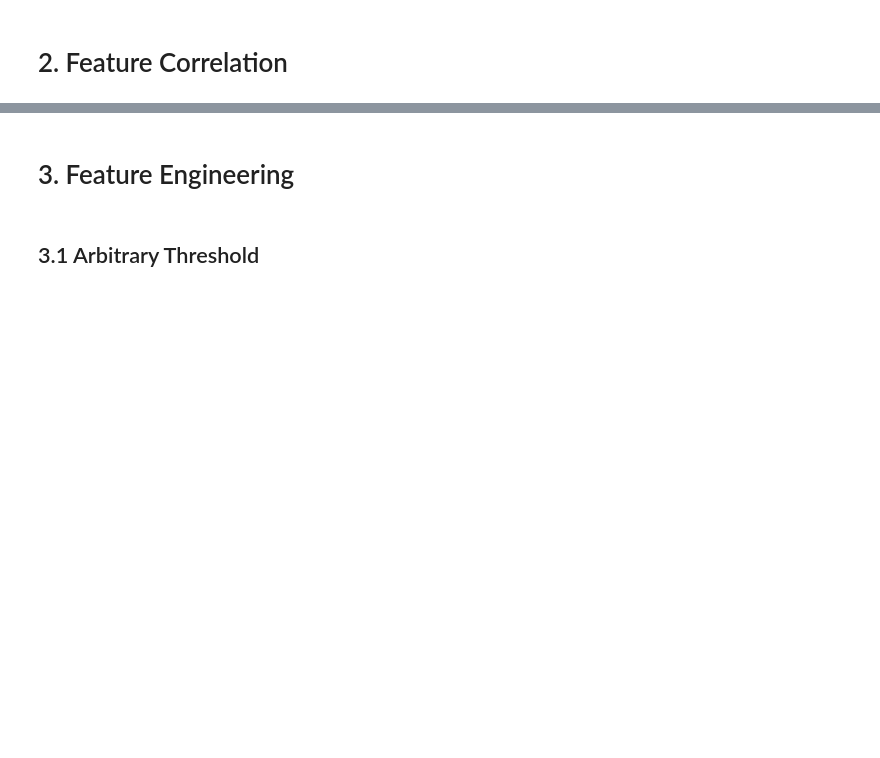
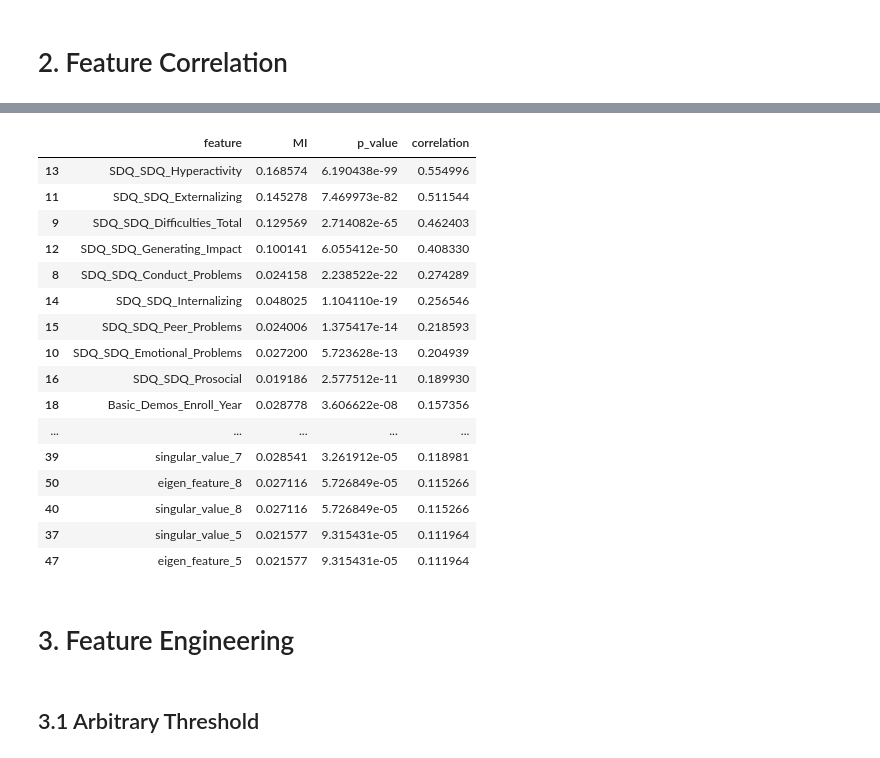
Before and after one commit to Savoxism/WiDS-Datathon-2025, a Jupyter notebook: wids-2025-feature-engineering.ipynb, the cells around one changed output, grey strips where cells are left out. Saved outputs shown, nothing was run; the diff lists cells and outputs as text; code cells hidden in the pictures; blank space fills up the shorter version.

```diff
--- a/wids-2025-feature-engineering.ipynb
+++ b/wids-2025-feature-engineering.ipynb
@@ -115,2 +158,20 @@ df_sex
 # %%
-df_adhd
+df_adhd.head(20)
+# %% [output]
+|  | feature | MI | p_value | correlation |
+| 13 | SDQ_SDQ_Hyperactivity | 0.168574 | 6.190438e-99 | 0.554996 |
+| 11 | SDQ_SDQ_Externalizing | 0.145278 | 7.469973e-82 | 0.511544 |
+| 9 | SDQ_SDQ_Difficulties_Total | 0.129569 | 2.714082e-65 | 0.462403 |
+| 12 | SDQ_SDQ_Generating_Impact | 0.100141 | 6.055412e-50 | 0.408330 |
+| 8 | SDQ_SDQ_Conduct_Problems | 0.024158 | 2.238522e-22 | 0.274289 |
+| 14 | SDQ_SDQ_Internalizing | 0.048025 | 1.104110e-19 | 0.256546 |
+| 15 | SDQ_SDQ_Peer_Problems | 0.024006 | 1.375417e-14 | 0.218593 |
+| 10 | SDQ_SDQ_Emotional_Problems | 0.027200 | 5.723628e-13 | 0.204939 |
+| 16 | SDQ_SDQ_Prosocial | 0.019186 | 2.577512e-11 | 0.189930 |
+| 18 | Basic_Demos_Enroll_Year | 0.028778 | 3.606622e-08 | 0.157356 |
+| ... | ... | ... | ... | ... |
+| 39 | singular_value_7 | 0.028541 | 3.261912e-05 | 0.118981 |
+| 50 | eigen_feature_8 | 0.027116 | 5.726849e-05 | 0.115266 |
+| 40 | singular_value_8 | 0.027116 | 5.726849e-05 | 0.115266 |
+| 37 | singular_value_5 | 0.021577 | 9.315431e-05 | 0.111964 |
+| 47 | eigen_feature_5 | 0.021577 | 9.315431e-05 | 0.111964 |
```
Also changed, not shown: parts of 15 cells of this notebook, 12 other files.
